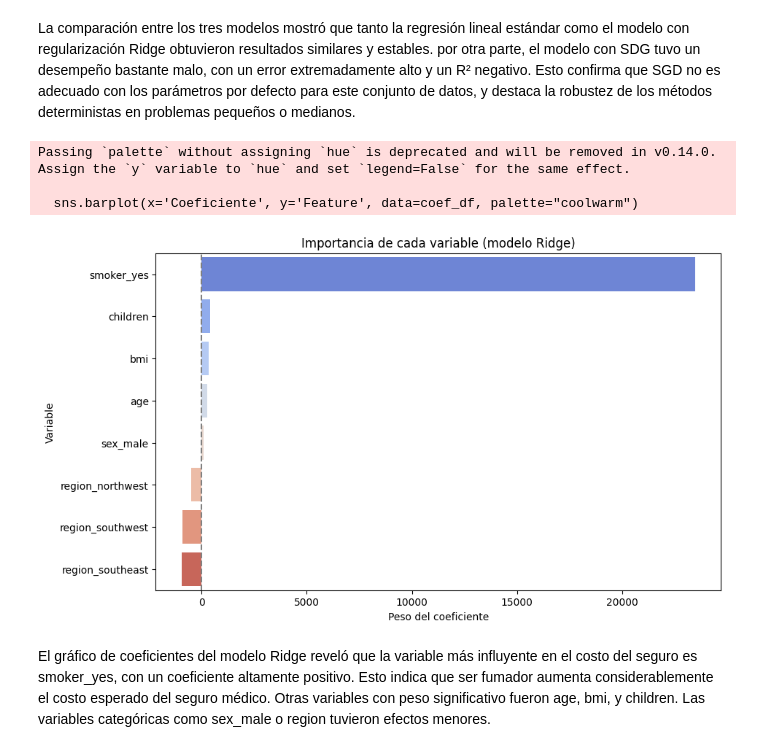
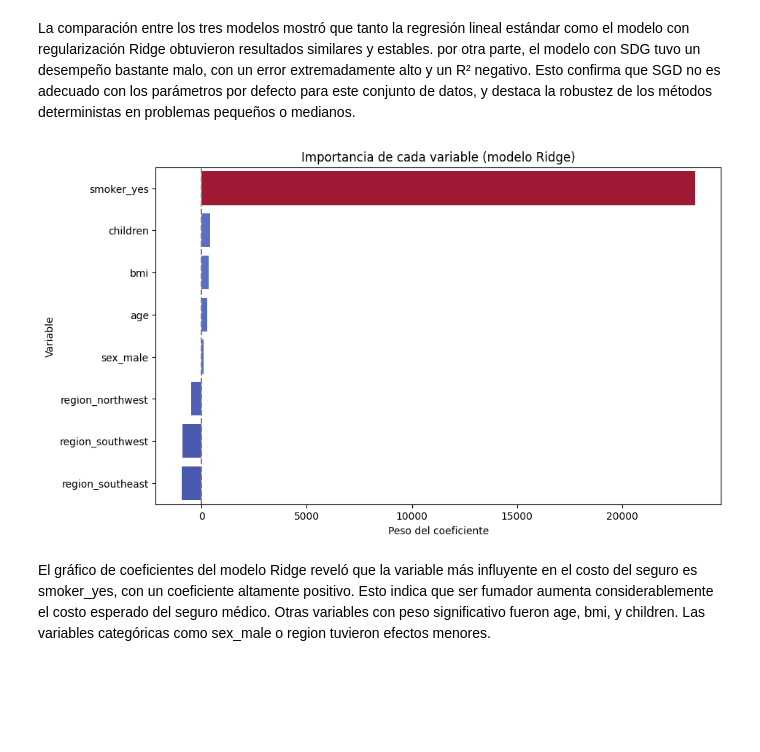
Before and after one commit to Azkalagon/Laboratorio2, a Jupyter notebook: Laboratorio2.ipynb, the cells around one changed output. Saved outputs shown, nothing was run; the diff lists cells and outputs as text; code cells hidden in the pictures; blank space fills up the shorter version.

```diff
--- a/Laboratorio2.ipynb
+++ b/Laboratorio2.ipynb
@@ -214,25 +204,22 @@ La comparación entre los tres modelos mostró que tanto la regresión lineal es
 # %%
 X = df.drop('charges', axis=1)
 y = df['charges']
 X_train, X_test, y_train, y_test = train_test_split(X, y, test_size=0.3, random_state=42)
 
 ridge = Ridge(alpha=1.0)
 ridge.fit(X_train, y_train)
 
 coef_df = pd.DataFrame({'Feature': X.columns, 'Coeficiente': ridge.coef_}).sort_values(by='Coeficiente', ascending=False)
 
 plt.figure(figsize=(10, 6))
-sns.barplot(x='Coeficiente', y='Feature', data=coef_df, palette="coolwarm")
+sns.barplot(x='Coeficiente', y='Feature', data=coef_df,hue = 'Coeficiente',legend=False, palette="coolwarm")
 plt.title("Importancia de cada variable (modelo Ridge)")
 plt.xlabel("Peso del coeficiente")
 plt.ylabel("Variable")
 plt.axvline(0, color='gray', linestyle='--')
 plt.show()
 # %% [output]
-Passing `palette` without assigning `hue` is deprecated and will be removed in v0.14.0. Assign the `y` variable to `hue` and set `legend=False` for the same effect.
-
-  sns.barplot(x='Coeficiente', y='Feature', data=coef_df, palette="coolwarm")
-[figure, old version]
+[figure, new version]
 # %% [markdown]
 El gráfico de coeficientes del modelo Ridge reveló que la variable más influyente en el costo del seguro es smoker_yes, con un coeficiente altamente positivo. Esto indica que ser fumador aumenta considerablemente el costo esperado del seguro médico. Otras variables con peso significativo fueron age, bmi, y children. Las variables categóricas como sex_male o region tuvieron efectos menores.
 # %% [markdown]
```
Also changed, not shown: parts of 2 cells of this notebook.
